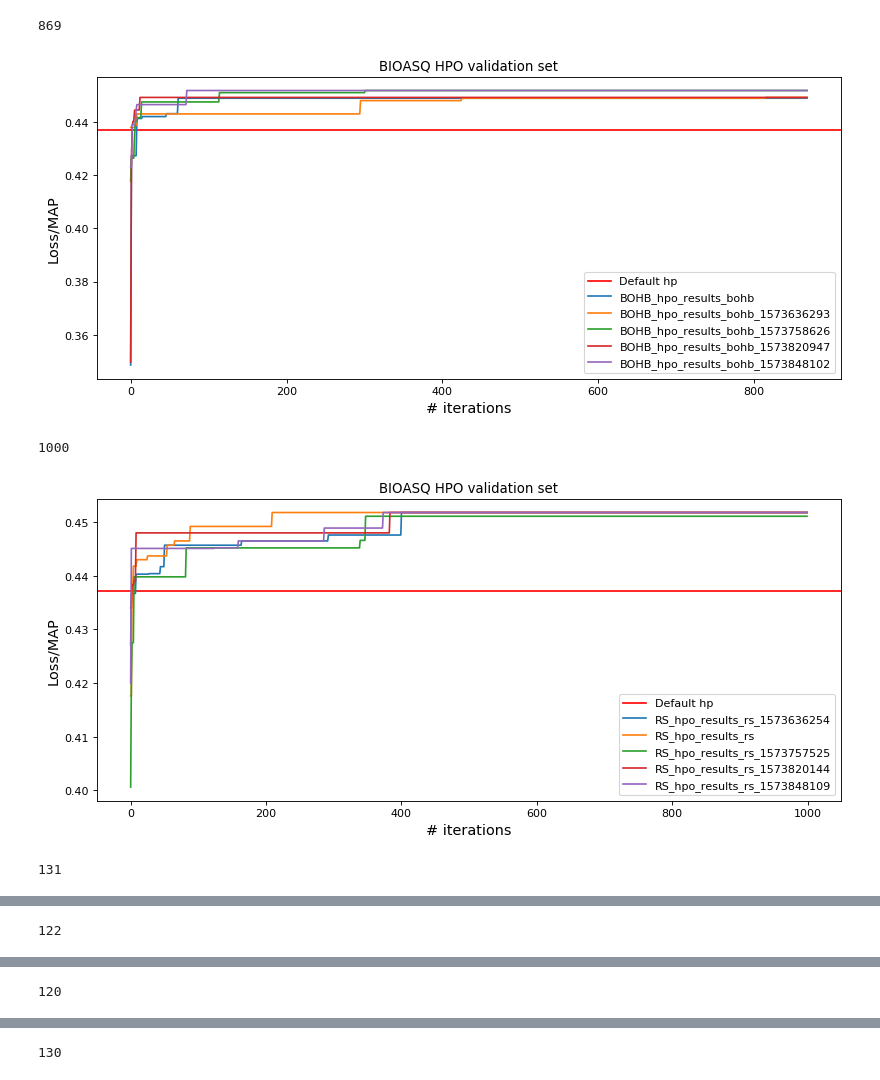
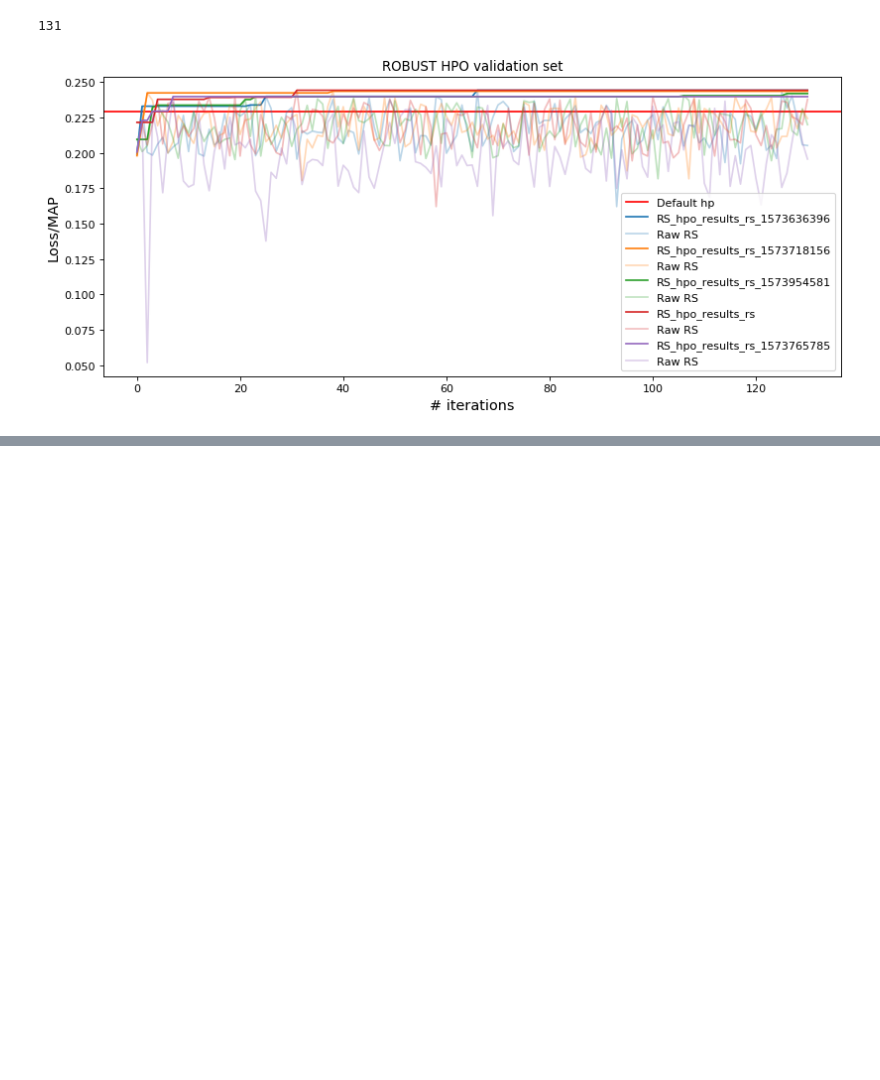
Before and after one commit to fj-morales/deep-relevance-ranking, a Jupyter notebook: models/baselines/HPO_analysis_graphs.ipynb, the cells around one changed output, grey strips where cells are left out. Saved outputs shown, nothing was run; the diff lists cells and outputs as text; code cells hidden in the pictures; blank space fills up the shorter version.

```diff
--- a/models/baselines/HPO_analysis_graphs.ipynb
+++ b/models/baselines/HPO_analysis_graphs.ipynb
@@ -108,16 +108,19 @@ def get_best_config(*results_dirs):
 
 
 workdirs = [
-            './deep-relevance-ranking/models/baselines/bioasq_dir/',
+#             './deep-relevance-ranking/models/baselines/bioasq_dir/',
             './deep-relevance-ranking/models/baselines/robust_dir/',
-            './TVQA/workdir/'
+#             './TVQA/workdir/'
            ]
-dev_defaults = [0.4371,
+dev_defaults = [
+#                 0.4371,
                 0.2292,
-                0.51942
+#                 0.51942
                ]
 
-hpo_methods = ['bohb', 'rs']
+hpo_methods = [
+#                 'bohb',
+                'rs']
 
 adjust_min=True
 
@@ -128,36 +131,33 @@ for wdir, dev_def in zip(workdirs, dev_defaults):
         results_dirs = get_hpo_results_dir(wdir, h)
 
 #         print(results_dirs)
         # Get mean, std
         results_files = [x + '/results.json' for x in results_dirs]
 
         if 'bioasq' in wdir.lower():
             dataset = 'bioasq'
         elif 'robust' in wdir.lower():
             dataset = 'robust'
         elif 'TVQA'.lower() in wdir.lower():
             dataset = 'tvqa'
 
 #         print(dataset)
 #         avg_res = get_avg_results(results_files)
         res_hpo = []
         for r in results_files:
             res_hpo.append(load_results(r))
 
         if adjust_min:
             n_limit = min(len(r['loss_data']) for r in res_hpo)
             print(n_limit)
         else:
             n_limit = max(len(r['loss_data']) for r in res_hpo)
-        plot_results(dataset, h, *res_hpo, default=dev_def, n=0, n_lim=n_limit, time_flag=False)
+        plot_results(dataset, h, *res_hpo, default=dev_def, n=0, n_lim=n_limit, time_flag=False, raw_flag=True)
 
 
         # Plot
 
         # Save results all results
 # %% [output]
-869
+131
-[figure, old version]
+[figure, new version]
-1000
-[figure, removed]
-131
@@ -165 +163,0 @@ for wdir, dev_def in zip(workdirs, dev_defaults):
-122
@@ -167 +163,0 @@ for wdir, dev_def in zip(workdirs, dev_defaults):
-120
@@ -169 +163,0 @@ for wdir, dev_def in zip(workdirs, dev_defaults):
-130
```
Also changed, not shown: parts of 1 cell of this notebook, 1 other file.
